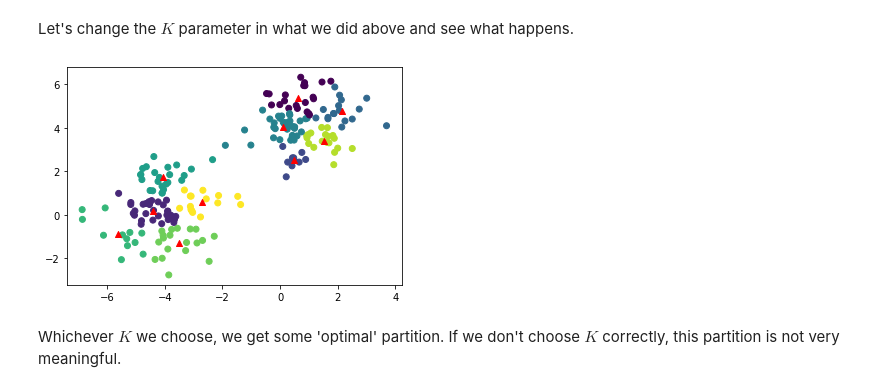
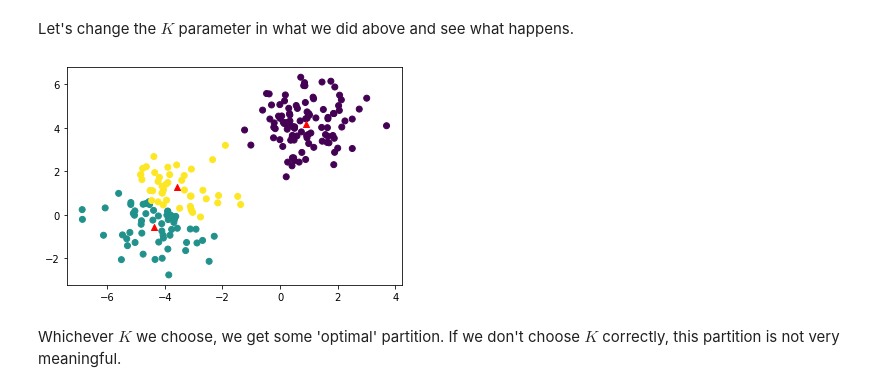
Before and after one commit to Jairo22EnriqueTec/CienciaDatosTopologia, a Jupyter notebook: 01-Clustering.ipynb, the cells around one changed output. Drawn from its saved outputs; the diff is of its cells as text; code cells hidden in the pictures.

```diff
--- a/01-Clustering.ipynb
+++ b/01-Clustering.ipynb
@@ -131,15 +131,15 @@ $K$-Means requires us to choose a number of clusters. If we choose the wrong num
 # %% [markdown]
 Let's change the $K$ parameter in what we did above and see what happens.
 # %%
-K = 10 # The only thing that needs to be changed
+K = 3 # The only thing that needs to be changed
 
 kmeans = KMeans(n_clusters=K).fit(X)
 plt.scatter(X[:,0],X[:,1],c = kmeans.labels_)
 centers = kmeans.cluster_centers_
 plt.scatter(centers[:,0],centers[:,1],marker = '^', c = 'r')
 plt.show()
 # %% [output]
-[figure, old version]
+[figure, new version]
 # %% [markdown]
 Whichever $K$ we choose, we get some 'optimal' partition. If we don't choose $K$ correctly, this partition is not very meaningful.
 # %% [markdown]
```
Also changed, not shown: parts of 3 cells of this notebook, 2 other files.
